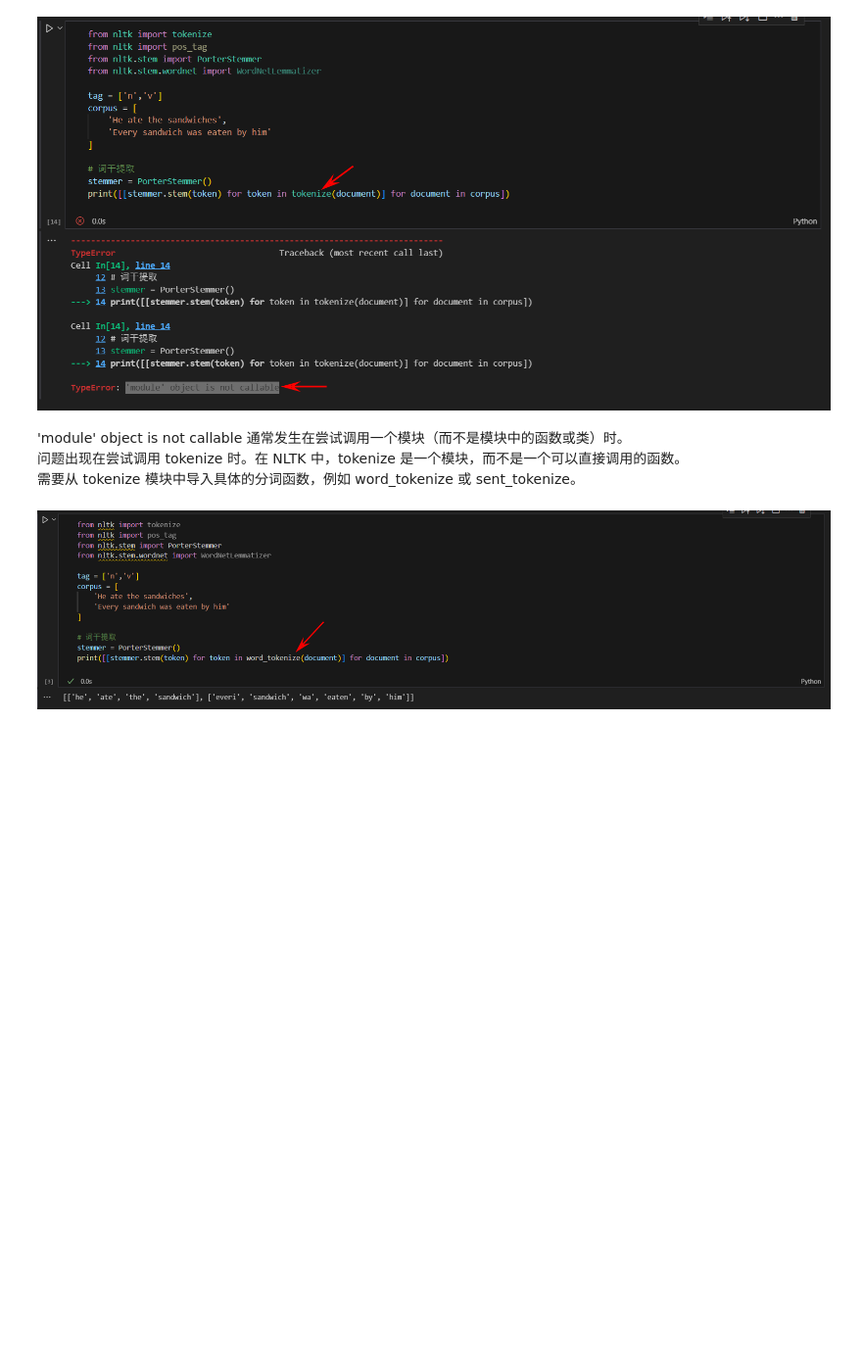
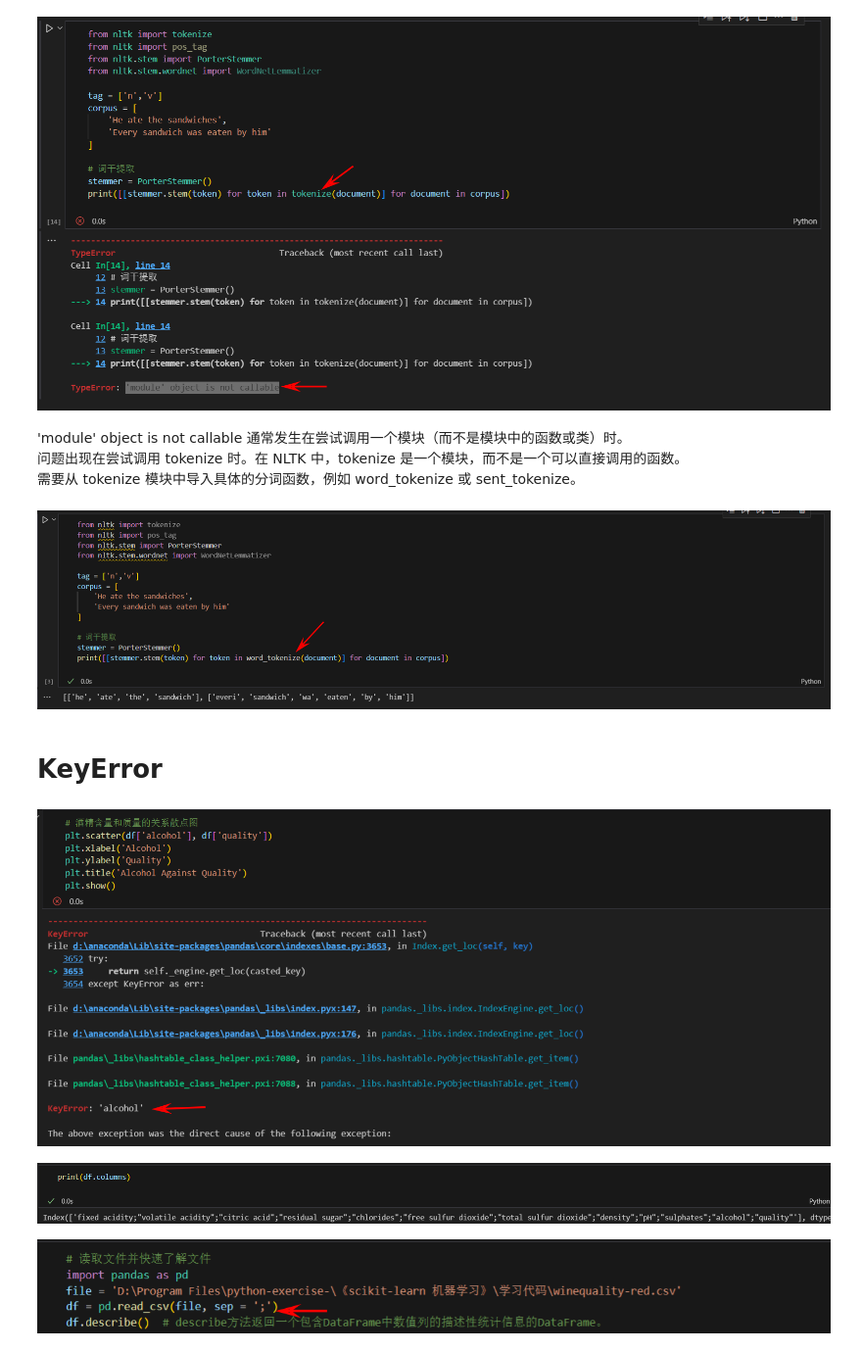
Before and after one commit to Q-Hz/python-exercise-, a Jupyter notebook: problem_record/problem.ipynb, the cells around one changed output. Shown: that part at 98% size. Drawn from its saved outputs; the diff is of its cells as text; code cells hidden in the pictures; blank space fills up the shorter version.

```diff
--- a/problem_record/problem.ipynb
+++ b/problem_record/problem.ipynb
@@ -16,3 +17,21 @@ Image("D:/Program Files/python-exercise-/problem_record/picture/'module' object
 Image("D:/Program Files/python-exercise-/problem_record/picture/‘module’ object is not callable2.png")
 # %% [output]
 [figure]
+# %% [markdown]
+# KeyError
+# %%
+# 读取csv格式时，想要索引其中一列时报错
+from IPython.display import Image
+Image("D:/Program Files/python-exercise-/problem_record/picture/KeyError1.png")
+# %% [output]
+[figure, added]
+# %%
+# 通过.columns查看,数据框 df 只有一列，这一列包含了所有的数据，并且数据是以分号 ; 分隔的。这可能是因为在读取数据时，没有正确地指定分隔符。
+Image("D:/Program Files/python-exercise-/problem_record/picture/KeyError2.png")
+# %% [output]
+[figure, added]
+# %%
+# 在使用 pandas 的 read_csv 函数时，通过 sep 参数来指定分隔符，此处应该使用 sep=';'
+Image("D:/Program Files/python-exercise-/problem_record/picture/KeyError4.png")
+# %% [output]
+[figure, added]
```
Also changed, not shown: parts of 3 cells of this notebook, 7 other files.
